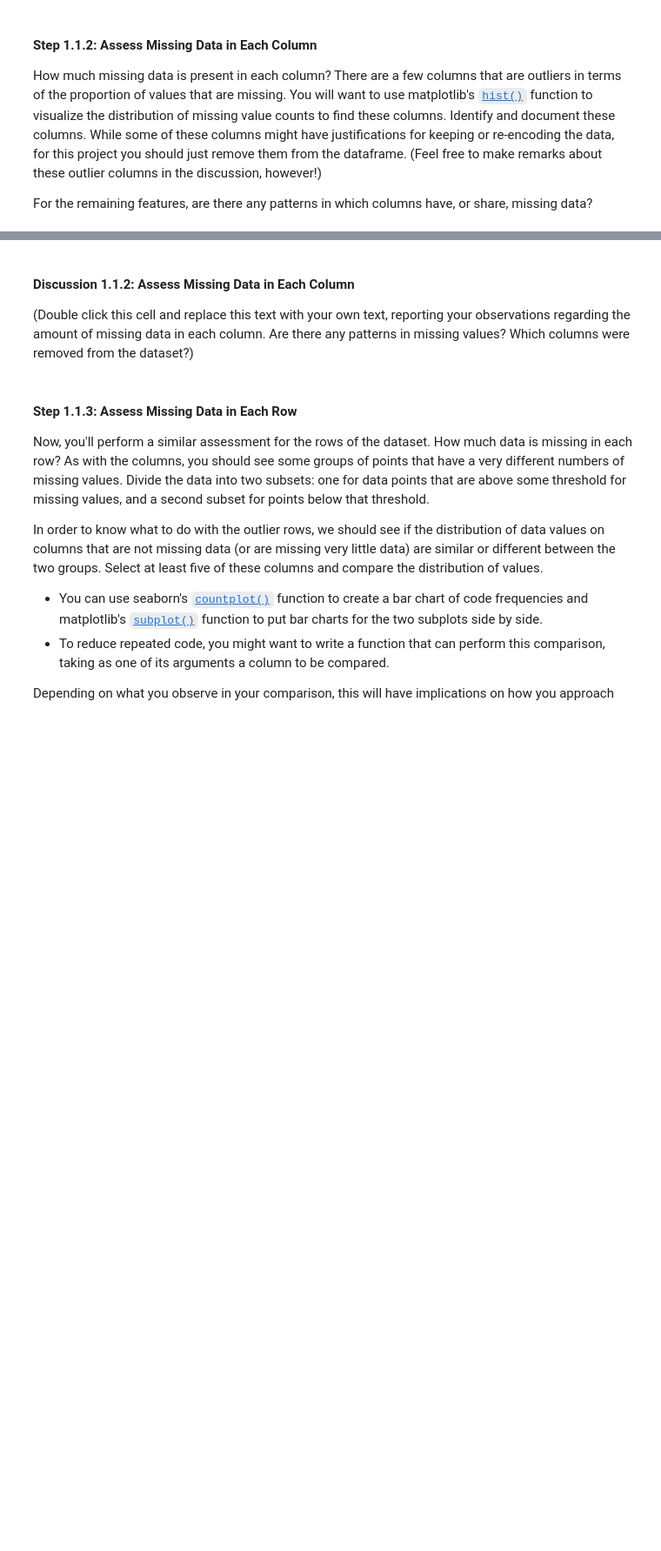
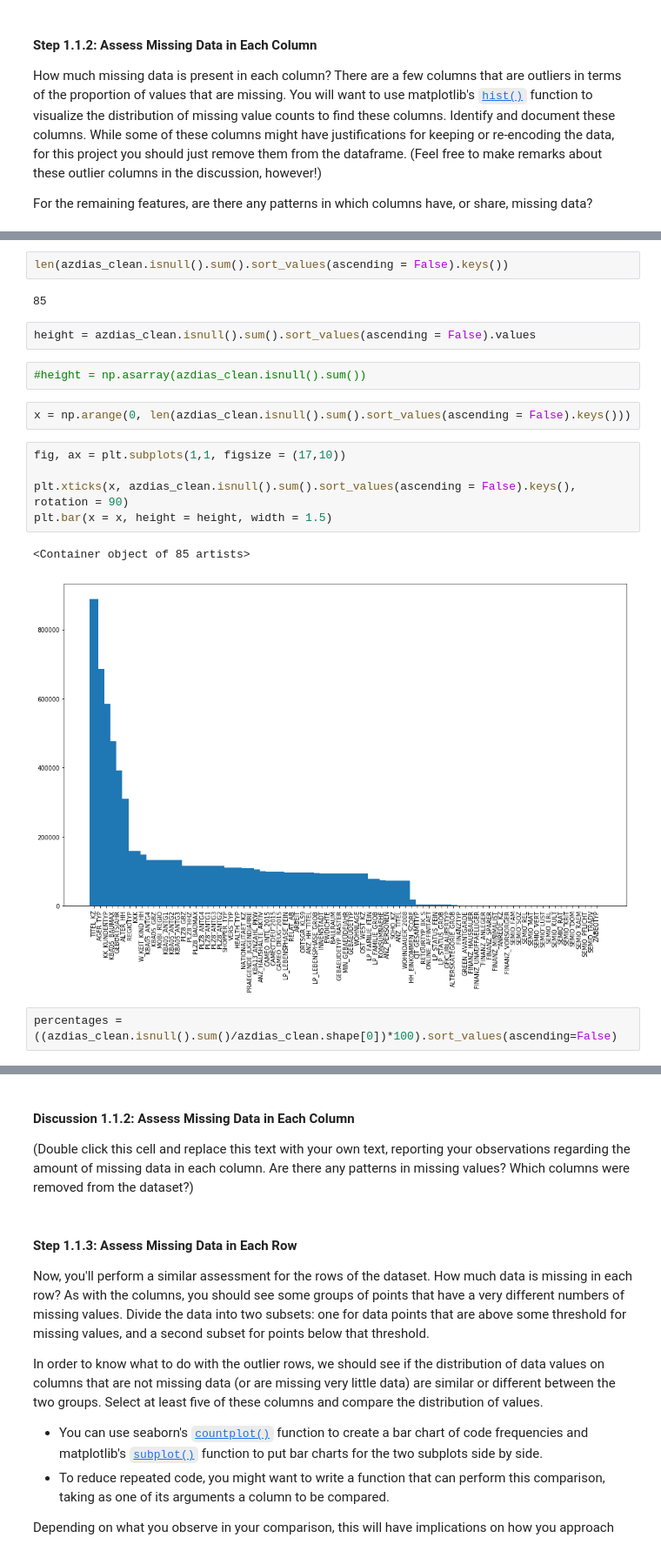
Before and after one commit to analia-barragan/Identify_Customer_Segments, a Jupyter notebook: Identify_Customer_Segments.ipynb, the cells around one changed output, grey strips where cells are left out. Shown at 87% size. Drawn from its saved outputs; the diff is of its cells as text; blank space fills up the shorter version.

```diff
--- a/Identify_Customer_Segments.ipynb
+++ b/Identify_Customer_Segments.ipynb
@@ -249,0 +348,20 @@ For the remaining features, are there any patterns in which columns have, or sha
+# %%
+len(azdias_clean.isnull().sum().sort_values(ascending = False).keys())
+# %% [output]
+85
+# %%
+height = azdias_clean.isnull().sum().sort_values(ascending = False).values
+# %%
+#height = np.asarray(azdias_clean.isnull().sum())
+# %%
+x = np.arange(0, len(azdias_clean.isnull().sum().sort_values(ascending = False).keys()))
+# %%
+fig, ax = plt.subplots(1,1, figsize = (17,10))
+
+plt.xticks(x, azdias_clean.isnull().sum().sort_values(ascending = False).keys(), rotation = 90)
+plt.bar(x = x, height = height, width = 1.5)
+# %% [output]
+<Container object of 85 artists>
+[figure, added]
+# %%
+percentages = ((azdias_clean.isnull().sum()/azdias_clean.shape[0])*100).sort_values(ascending=False)
```
Also changed, not shown: parts of 56 cells of this notebook.
